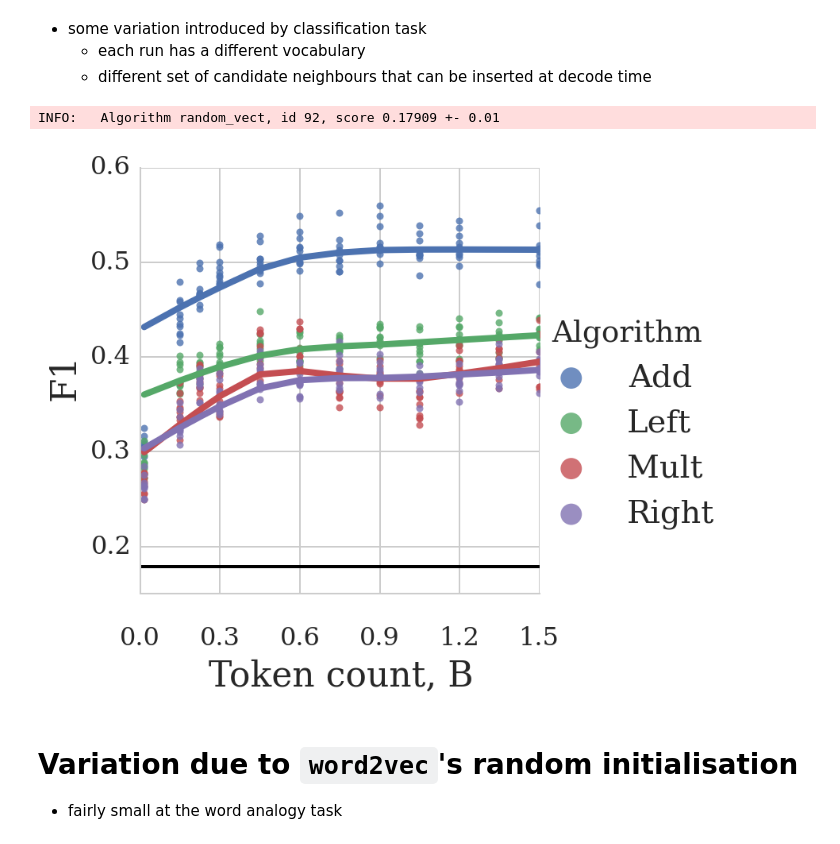
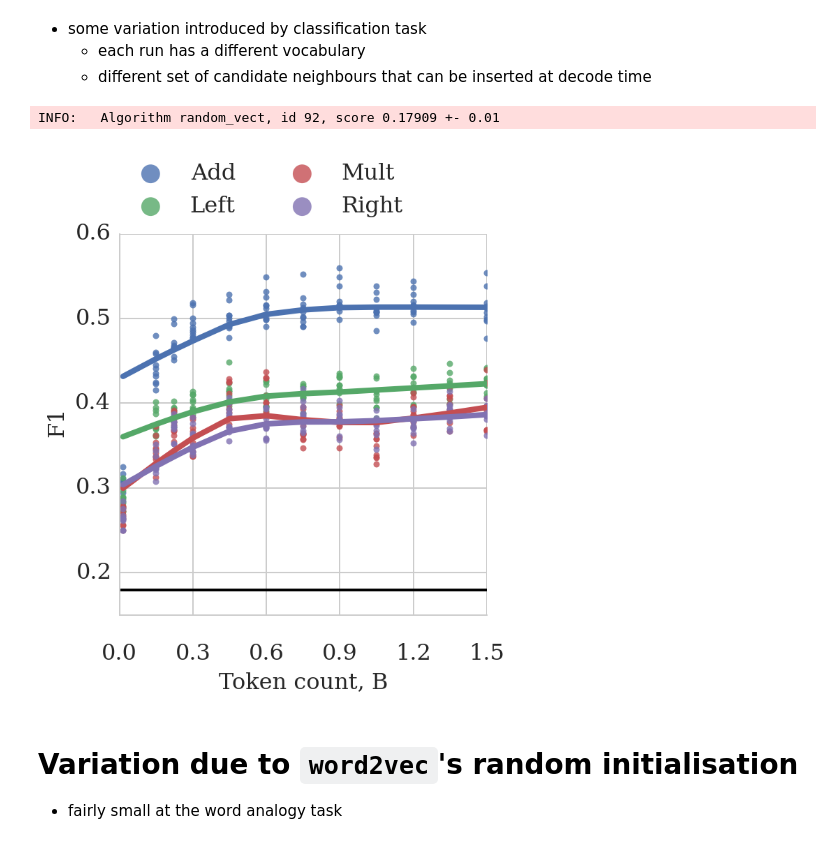
Before and after one commit to mbatchkarov/ExpLosion, a Jupyter notebook: notebooks/effect_of_unlabelled_size.ipynb, the cells around one changed output. Cells and saved outputs as stored; diff of their text form; code cells hidden in the pictures.

```diff
--- a/notebooks/effect_of_unlabelled_size.ipynb
+++ b/notebooks/effect_of_unlabelled_size.ipynb
@@ -119,23 +119,33 @@ INFO:   Algorithm random_vect, id 92, score 0.17909 +- 0.01
    - each run has a different vocabulary
    - different set of candidate neighbours that can be inserted at decode time
 # %%
+plt.rcParams['legend.fontsize'] = 16
+plt.rcParams['axes.labelsize'] = 16
+
+# do main plot
 df['Algorithm'] = df.Composer
 g = sns.lmplot('% of corpus', 'F1', df, hue='Algorithm', lowess=True,
                line_kws={"linewidth": 4}, # line size
-               legend=False); # hide legend for now, I'll show it later
+               legend=False, # hide legend for now, I'll show it later
+               aspect=1);
 
 labels = np.arange(0, 101, 20) * 0.01 * 1.5 # convert percent of corpus to a rough token count
 g.set(xlim=(0,100), xticklabels=labels, xlabel='Token count, B')
-# plt.plot(np.arange(0, 2, 0.1), label='test')
-# g.add_legend()
 
 
+# add random baseline
 rand = Experiment.objects.get(vectors__algorithm='random_vect', labelled=corpus).id
 score, score_std = Results.objects.get(id=rand, classifier='MultinomialNB').get_performance_info('macrof1')
 logging.info('Algorithm %s, id %d, score %0.5f +- %0.2f', alg, rand, score, score_std)
-plt.plot(range(0,101), [score]*101, label=paper_name, color='k');
-g.add_legend(markerscale=3) # larger
-g.savefig('plot-w2v_learning_curve_amazon2.pdf' ,format='pdf', dpi=300, bbox_inches='tight', pad_inches=0.1)
+plt.plot(range(0,101), [score]*101, color='k'); # label=paper_name,
+
+# add a legend with extra bits and bobs
+plt.legend(markerscale=3,
+           bbox_to_anchor=(0., 1.02, 1., .102),
+           loc=3,
+           ncol=2,
+           borderaxespad=0.)
+g.savefig('plot-w2v_learning_curve_amazon2.pdf', format='pdf', dpi=300, bbox_inches='tight', pad_inches=0.1)
 # %% [output]
 INFO:   Algorithm random_vect, id 92, score 0.17909 +- 0.01
-[figure, old version]
+[figure, new version]
```
Also changed, not shown: parts of 1 cell of this notebook.
